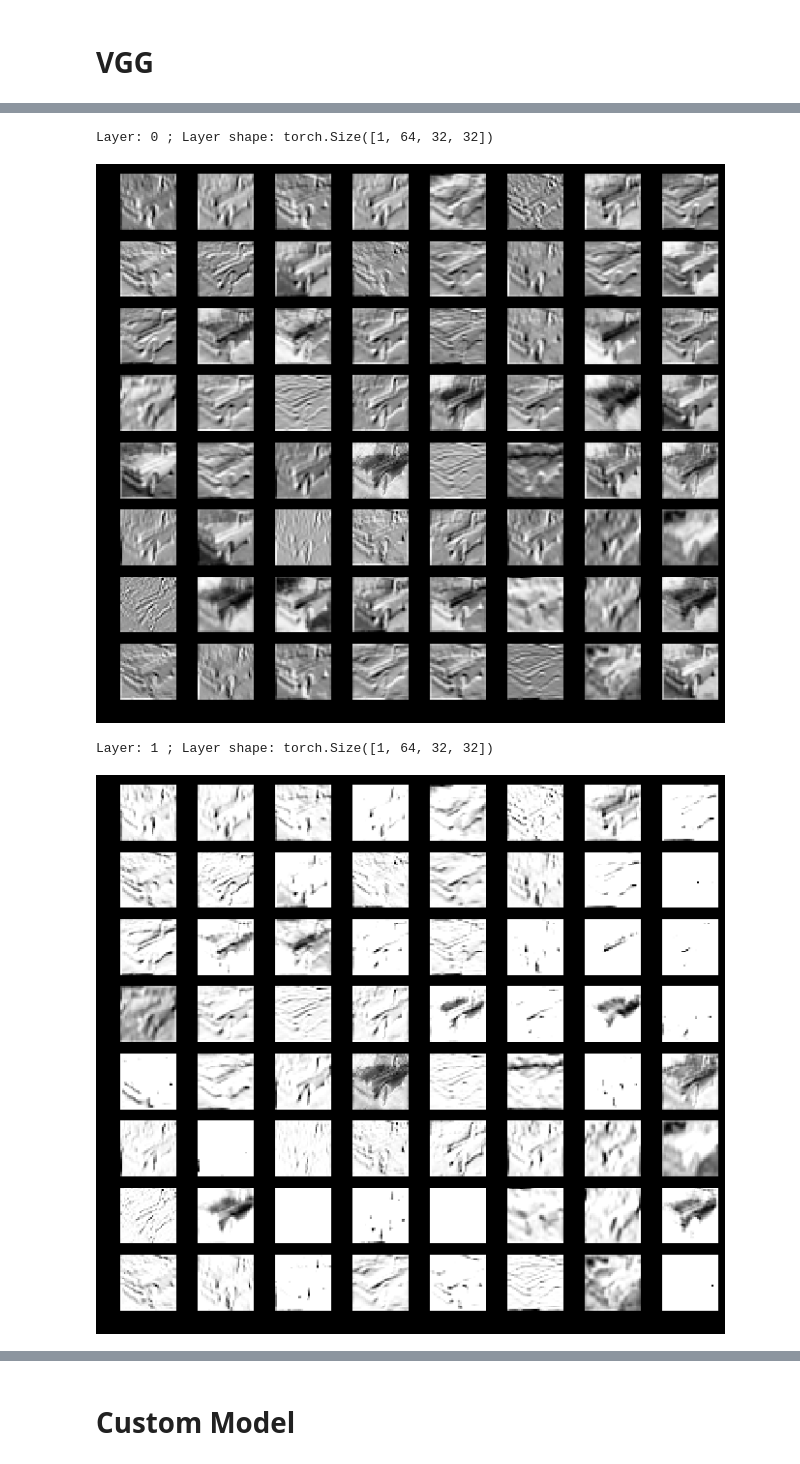
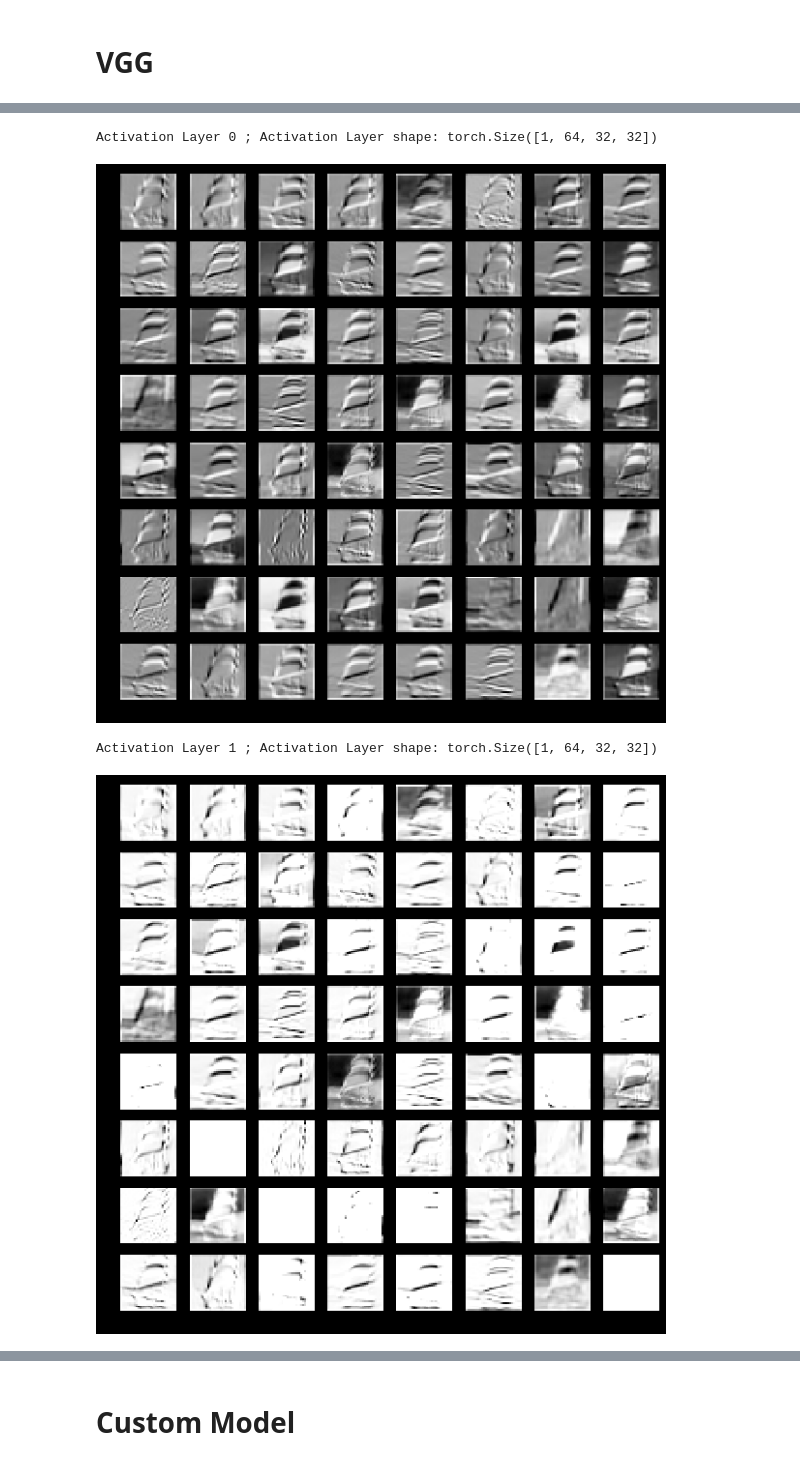
Before and after one commit to abhigoogol/Visualize-CNN, a Jupyter notebook: Visualizing_CNN_layers.ipynb, the cells around one changed output, grey strips where cells are left out. Saved outputs shown, nothing was run; the diff lists cells and outputs as text; code cells hidden in the pictures.

Commit message:
Format, Add activation and layer weight plots of a batch

```diff
--- a/Visualizing_CNN_layers.ipynb
+++ b/Visualizing_CNN_layers.ipynb
@@ -156,4 +140 @@ Layer: 5 ; Layer shape: torch.Size([16, 128, 8, 8])
 ... (31 outputs left out)
-# %%
-for name, i in vgg.features.named_parameters():
-  print(name, ':', i.shape)
@@ -177,11 +140,0 @@ for name, i in vgg.features.named_parameters():
-# %%
-#Plotting each layer weights
-for name, i in vgg.features.named_parameters():
-  if len(i.shape) < 4:
-    continue
-  else:
-    print('Layer:', name, '; Layer shape:', i.shape)
-  b, c = i.shape[0], i.shape[1]
-  # to ease the plotting, the some dimension values are restricted.
-  imshow(torchvision.utils.make_grid(i[:min(b, 64),:min(c, 1),:,:].to('cpu').clone().detach()))
-#   break
@@ -218,5 +155,6 @@ torch.Size([3, 32, 32])
 # %%
-image = images[6,:,:,:]
+# Selecting this image to view its features
+image = images[2,:,:,:]
 print(image.shape)
 imshow(image, size='small')
 # %% [output]
@@ -237,6 +163 @@ files.download('figure_1.png')
-# %%
-# !ls images
-
-for i in range(6):
-  files.download('images/figure_'+str(i)+'.png')
 # %% [markdown]
@@ -244,33 +168,33 @@ for i in range(6):
 # %%
 # Plotting convolution layers
 x = image.unsqueeze(0)
 
 #you can change plot images size to see weights in more detail
 plot_image_size = 10
 
 for name, layer in vgg.features._modules.items():
   # Going forward through each layer
   x = layer(x)
-  print('Layer:', name, '; Layer shape:', x.shape)
+  print('Activation Layer', name, '; Activation Layer shape:', x.shape)
 
   s = int(np.sqrt(x.shape[1]))
   fig, at = plt.subplots(s, s, figsize=(plot_image_size, plot_image_size), sharex=True, sharey=True)
 
   temp = 0
   for i in range(s):
     for j in range(s):
         at[i, j].axis('off')
         at[i][j].imshow(x[0, temp][:,:].to('cpu').clone().detach())
         temp+=1
   fig.savefig('images/figure_'+name+'.png')
   plt.show()
 
-  # To stop plotting
-  if name=='5':
-    break
+  # To stop plotting till 5 layers
+#   if name=='1':
+#     break
 plt.subplots_adjust(wspace=0.1, hspace=0.1)
 # %% [output]
-Layer: 0 ; Layer shape: torch.Size([1, 64, 32, 32])
+Activation Layer 0 ; Activation Layer shape: torch.Size([1, 64, 32, 32])
-[figure, old version]
+[figure, new version]
-Layer: 1 ; Layer shape: torch.Size([1, 64, 32, 32])
+Activation Layer 1 ; Activation Layer shape: torch.Size([1, 64, 32, 32])
-[figure, old version]
+[figure, new version]
```
Also changed, not shown: parts of 29 cells of this notebook.
